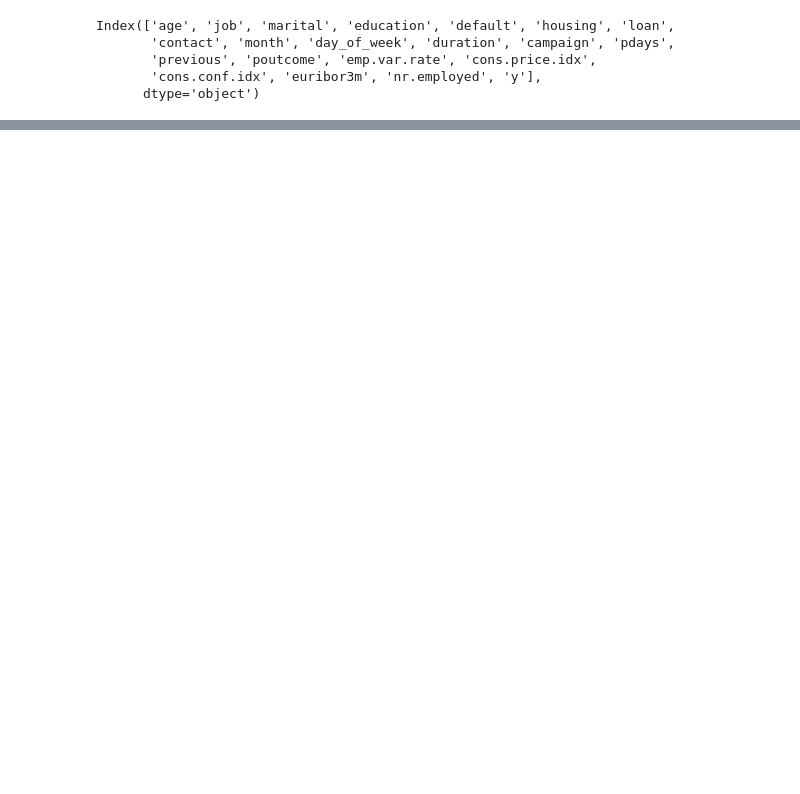
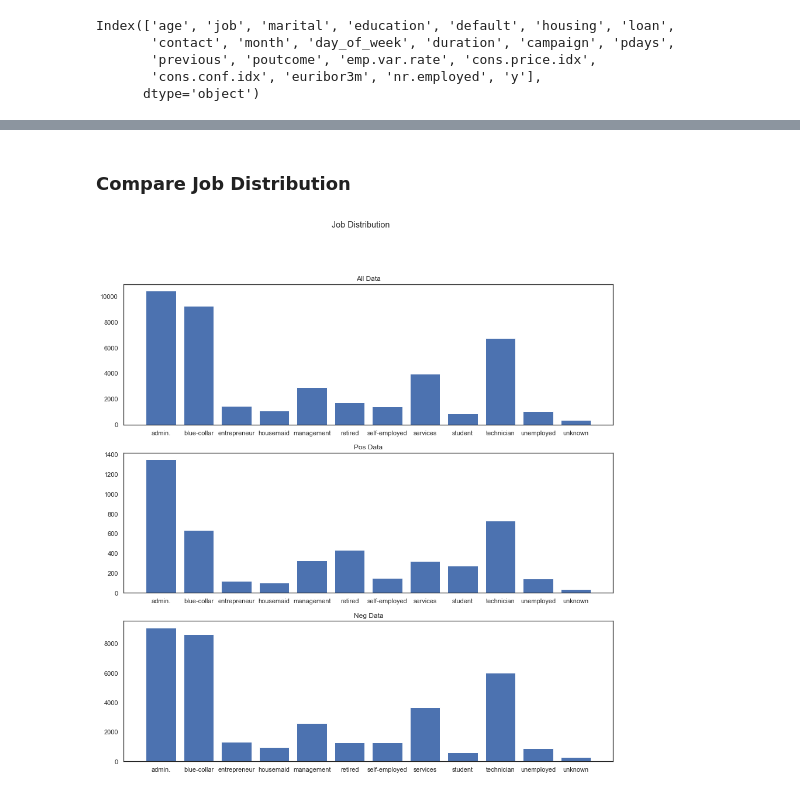
Before and after one commit to eunbeejang/privacy-fairness-tradeoffs, a Jupyter notebook: bank-data/data_exploration.ipynb, the cells around one changed output, grey strips where cells are left out. Cells and saved outputs as stored; diff of their text form; code cells hidden in the pictures; blank space fills up the shorter version.

```diff
--- a/bank-data/data_exploration.ipynb
+++ b/bank-data/data_exploration.ipynb
@@ -101,0 +118,37 @@ array([1., 1., 1.])
+# %% [markdown]
+### Compare Job Distribution
+# %%
+
+# Create counts for each job type
+all_job = dict(train_df.job.value_counts())
+all_job = collections.OrderedDict(sorted(all_job.items()))
+
+pos_job = dict(pos_df.job.value_counts())
+pos_job = collections.OrderedDict(sorted(pos_job.items()))
+
+
+neg_job = dict(neg_df.job.value_counts())
+neg_job = collections.OrderedDict(sorted(neg_job.items()))
+
+
+
+
+# Visualize data
+
+fig, axs = plt.subplots(3, figsize=(15,15))
+
+axs[0].bar(all_job.keys(), all_job.values())
+axs[0].set_title('All Data')
+
+axs[1].bar(pos_job.keys(), pos_job.values())
+axs[1].set_title('Pos Data')
+
+axs[2].bar(neg_job.keys(), neg_job.values())
+axs[2].set_title('Neg Data')
+
+fig.suptitle('Job Distribution')
+plt.show()
+
+#blue-collar, retired, services
+# %% [output]
+[figure, added]
```
Also changed, not shown: parts of 29 cells of this notebook, 10 other files.
